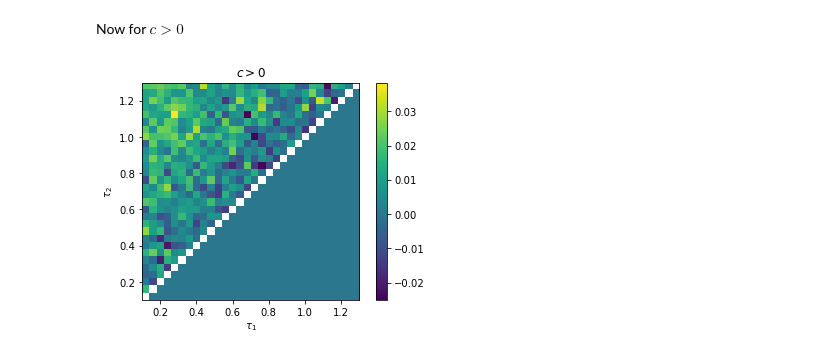
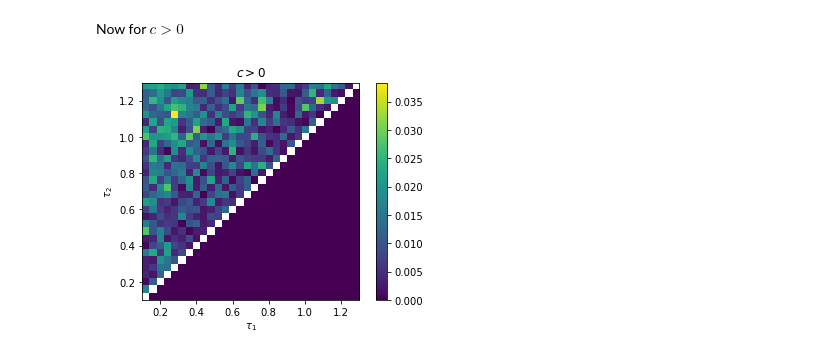
Before and after one commit to ecasiano/TruncatedExponentialSampling, a Jupyter notebook: histogram.ipynb, the cells around one changed output. Saved outputs shown, nothing was run; the diff lists cells and outputs as text; code cells hidden in the pictures.

```diff
--- a/histogram.ipynb
+++ b/histogram.ipynb
@@ -158,12 +158,12 @@ H_cpos = H[0].T
 # %%
 # Plot
 relErr_cpos = np.nan_to_num((W_cpos-H_cpos)/W_cpos)
-relErr_cpos = np.ma.masked_array(relErr_cpos,mask=relErr_cpos==np.diag(relErr_cpos))
+relErr_cpos = np.ma.masked_array(np.abs(relErr_cpos),mask=relErr_cpos==np.diag(relErr_cpos))
 plt.imshow(relErr_cpos,origin='lower',extent=[a,b,a,b]);
 plt.xlabel(r'$\tau_1$')
 plt.ylabel(r'$\tau_2$')
 plt.colorbar();
 plt.title(r'$c>0$');
-plt.savefig("0.100000_1.300000_0.500000_relativeError_masked_noAbs.pdf",dpi=400)
+plt.savefig("0.100000_1.300000_0.500000_relativeError_masked.pdf",dpi=400)
 # %% [output]
-[figure, old version]
+[figure, new version]
```
Also changed, not shown: parts of 2 cells of this notebook, 11 other files.
